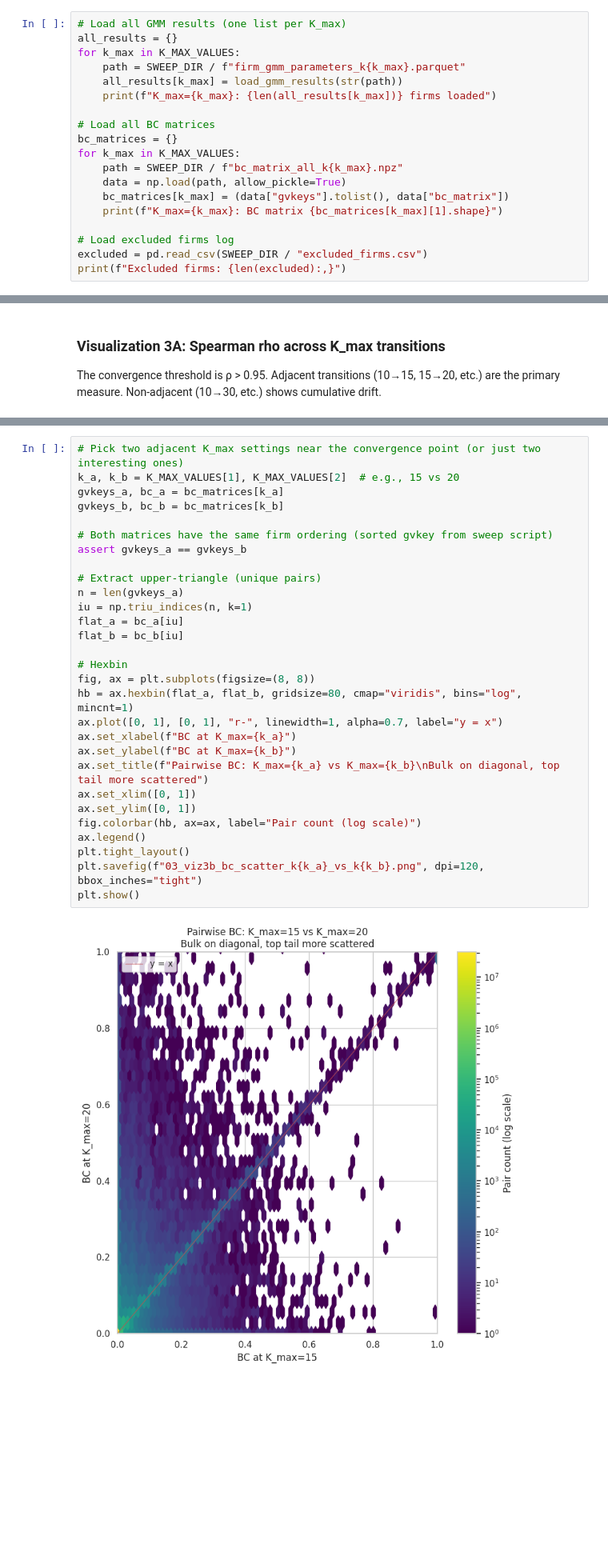
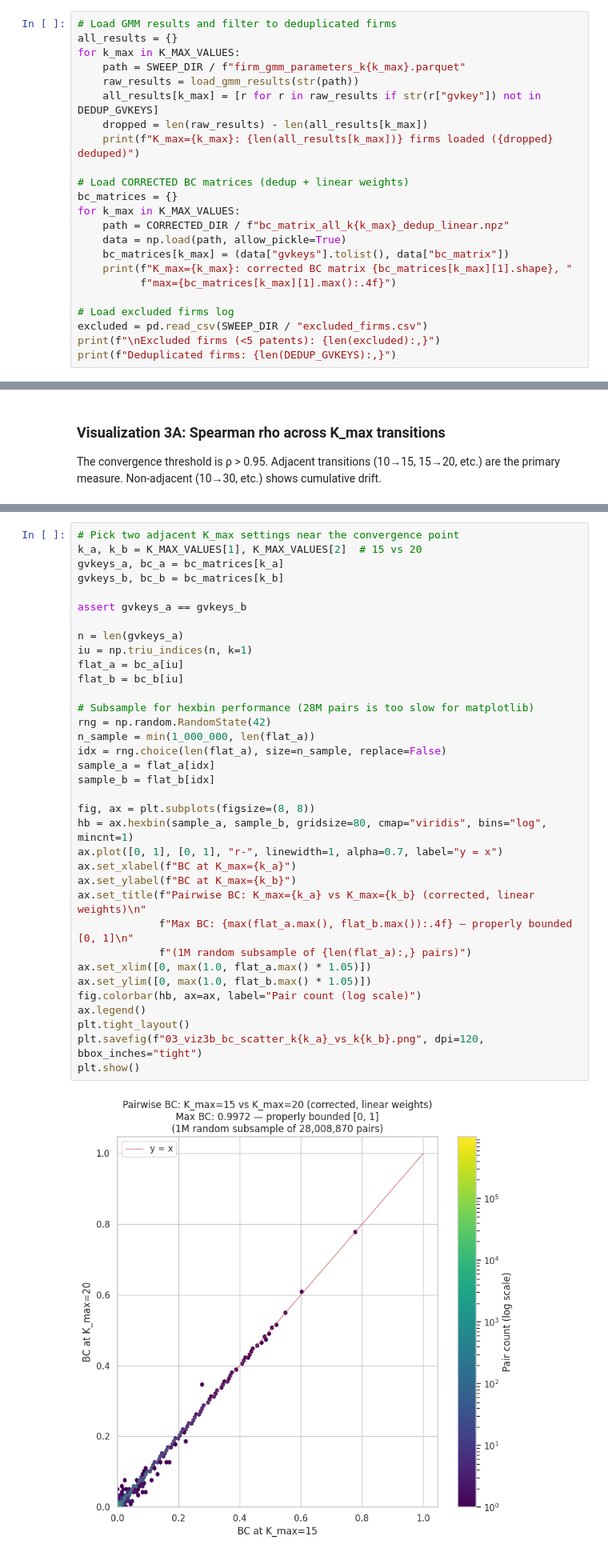
Before and after one commit to Torr1n/firm-pair_merger_prediction, a Jupyter notebook: notebooks/03_kmax_convergence_analysis.ipynb, the cells around one changed output, grey strips where cells are left out. Shown at 80% size. Drawn from its saved outputs; the diff is of its cells as text; blank space fills up the shorter version.

```diff
--- a/notebooks/03_kmax_convergence_analysis.ipynb
+++ b/notebooks/03_kmax_convergence_analysis.ipynb
@@ -81,20 +86,24 @@ Total runtime: 2.84 hours
 # %%
-# Load all GMM results (one list per K_max)
+# Load GMM results and filter to deduplicated firms
 all_results = {}
 for k_max in K_MAX_VALUES:
     path = SWEEP_DIR / f"firm_gmm_parameters_k{k_max}.parquet"
-    all_results[k_max] = load_gmm_results(str(path))
-    print(f"K_max={k_max}: {len(all_results[k_max])} firms loaded")
+    raw_results = load_gmm_results(str(path))
+    all_results[k_max] = [r for r in raw_results if str(r["gvkey"]) not in DEDUP_GVKEYS]
+    dropped = len(raw_results) - len(all_results[k_max])
+    print(f"K_max={k_max}: {len(all_results[k_max])} firms loaded ({dropped} deduped)")
 
-# Load all BC matrices
+# Load CORRECTED BC matrices (dedup + linear weights)
 bc_matrices = {}
 for k_max in K_MAX_VALUES:
-    path = SWEEP_DIR / f"bc_matrix_all_k{k_max}.npz"
+    path = CORRECTED_DIR / f"bc_matrix_all_k{k_max}_dedup_linear.npz"
     data = np.load(path, allow_pickle=True)
     bc_matrices[k_max] = (data["gvkeys"].tolist(), data["bc_matrix"])
-    print(f"K_max={k_max}: BC matrix {bc_matrices[k_max][1].shape}")
+    print(f"K_max={k_max}: corrected BC matrix {bc_matrices[k_max][1].shape}, "
+          f"max={bc_matrices[k_max][1].max():.4f}")
 
 # Load excluded firms log
 excluded = pd.read_csv(SWEEP_DIR / "excluded_firms.csv")
-print(f"Excluded firms: {len(excluded):,}")
+print(f"\nExcluded firms (<5 patents): {len(excluded):,}")
+print(f"Deduplicated firms: {len(DEDUP_GVKEYS):,}")
 # %% [output]
@@ -362,34 +380,40 @@ Adjacent comparisons:
 
 A 2D hexbin scatter where each point is a firm pair: x-axis is BC at K_max=N, y-axis is BC at K_max=N+5. If rankings are stable, points fall on the diagonal. The interesting feature: the bulk lies tight along the diagonal at low BC values, but the upper-right corner (high-BC pairs — the ones that matter for M&A prediction) shows more scatter.
 # %%
-# Pick two adjacent K_max settings near the convergence point (or just two interesting ones)
-k_a, k_b = K_MAX_VALUES[1], K_MAX_VALUES[2]  # e.g., 15 vs 20
+# Pick two adjacent K_max settings near the convergence point
+k_a, k_b = K_MAX_VALUES[1], K_MAX_VALUES[2]  # 15 vs 20
 gvkeys_a, bc_a = bc_matrices[k_a]
 gvkeys_b, bc_b = bc_matrices[k_b]
 
-# Both matrices have the same firm ordering (sorted gvkey from sweep script)
 assert gvkeys_a == gvkeys_b
 
-# Extract upper-triangle (unique pairs)
 n = len(gvkeys_a)
 iu = np.triu_indices(n, k=1)
 flat_a = bc_a[iu]
 flat_b = bc_b[iu]
 
-# Hexbin
+# Subsample for hexbin performance (28M pairs is too slow for matplotlib)
+rng = np.random.RandomState(42)
+n_sample = min(1_000_000, len(flat_a))
+idx = rng.choice(len(flat_a), size=n_sample, replace=False)
+sample_a = flat_a[idx]
+sample_b = flat_b[idx]
+
 fig, ax = plt.subplots(figsize=(8, 8))
-hb = ax.hexbin(flat_a, flat_b, gridsize=80, cmap="viridis", bins="log", mincnt=1)
+hb = ax.hexbin(sample_a, sample_b, gridsize=80, cmap="viridis", bins="log", mincnt=1)
 ax.plot([0, 1], [0, 1], "r-", linewidth=1, alpha=0.7, label="y = x")
 ax.set_xlabel(f"BC at K_max={k_a}")
 ax.set_ylabel(f"BC at K_max={k_b}")
-ax.set_title(f"Pairwise BC: K_max={k_a} vs K_max={k_b}\nBulk on diagonal, top tail more scattered")
-ax.set_xlim([0, 1])
-ax.set_ylim([0, 1])
+ax.set_title(f"Pairwise BC: K_max={k_a} vs K_max={k_b} (corrected, linear weights)\n"
+             f"Max BC: {max(flat_a.max(), flat_b.max()):.4f} — properly bounded [0, 1]\n"
+             f"(1M random subsample of {len(flat_a):,} pairs)")
+ax.set_xlim([0, max(1.0, flat_a.max() * 1.05)])
+ax.set_ylim([0, max(1.0, flat_b.max() * 1.05)])
 fig.colorbar(hb, ax=ax, label="Pair count (log scale)")
 ax.legend()
 plt.tight_layout()
 plt.savefig(f"03_viz3b_bc_scatter_k{k_a}_vs_k{k_b}.png", dpi=120, bbox_inches="tight")
 plt.show()
 # %% [output]
-[figure, old version]
+[figure, new version]
 # %% [markdown]
```
Also changed, not shown: parts of 21 cells of this notebook, 20 other files.
